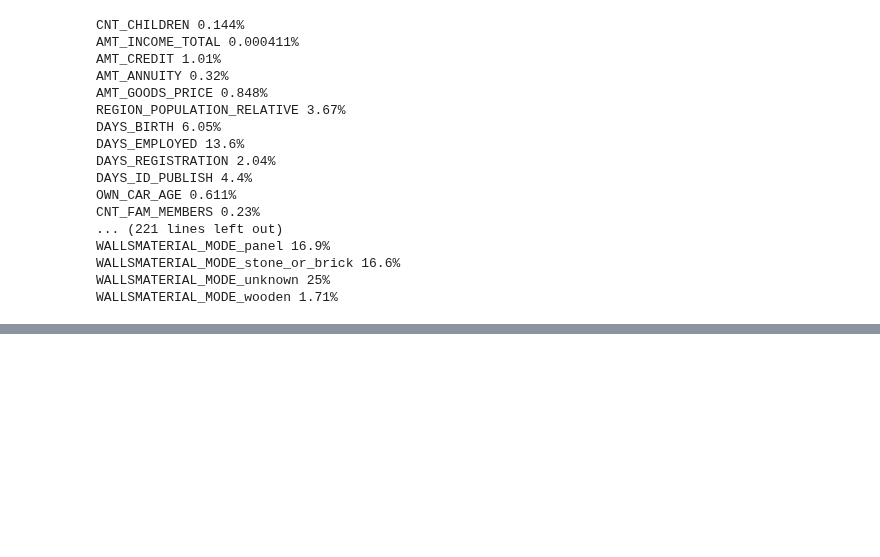
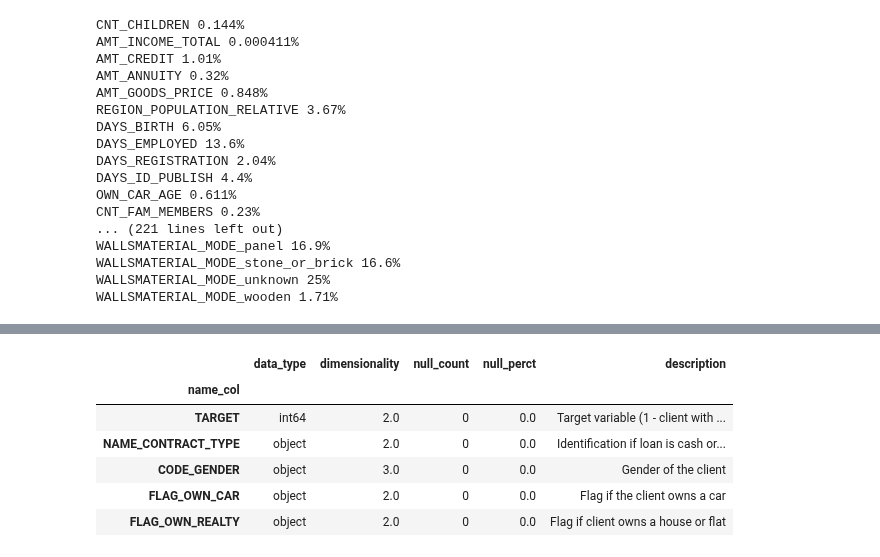
Before and after one commit to gitadum/credit_risk_rating, a Jupyter notebook: 00_notebooks/02_Exploration.ipynb, the cells around one changed output, grey strips where cells are left out. Cells and saved outputs as stored; diff of their text form; code cells hidden in the pictures; blank space fills up the shorter version.

```diff
--- a/00_notebooks/02_Exploration.ipynb
+++ b/00_notebooks/02_Exploration.ipynb
@@ -600,0 +648,12 @@ WALLSMATERIAL_MODE_wooden 1.71%
+# %%
+desc = pd.read_csv('../03_analysis/app_train_cols.tsv', sep='\t',
+                   header=0, index_col=0)
+desc.head()
+# %% [output]
+|  | data_type | dimensionality | null_count | null_perct | description |
+| name_col |  |  |  |  |  |
+| TARGET | int64 | 2.0 | 0 | 0.0 | Target variable (1 - client with ... |
+| NAME_CONTRACT_TYPE | object | 2.0 | 0 | 0.0 | Identification if loan is cash or... |
+| CODE_GENDER | object | 3.0 | 0 | 0.0 | Gender of the client |
+| FLAG_OWN_CAR | object | 2.0 | 0 | 0.0 | Flag if the client owns a car |
+| FLAG_OWN_REALTY | object | 2.0 | 0 | 0.0 | Flag if client owns a house or flat |
```
Also changed, not shown: parts of 16 cells of this notebook.
